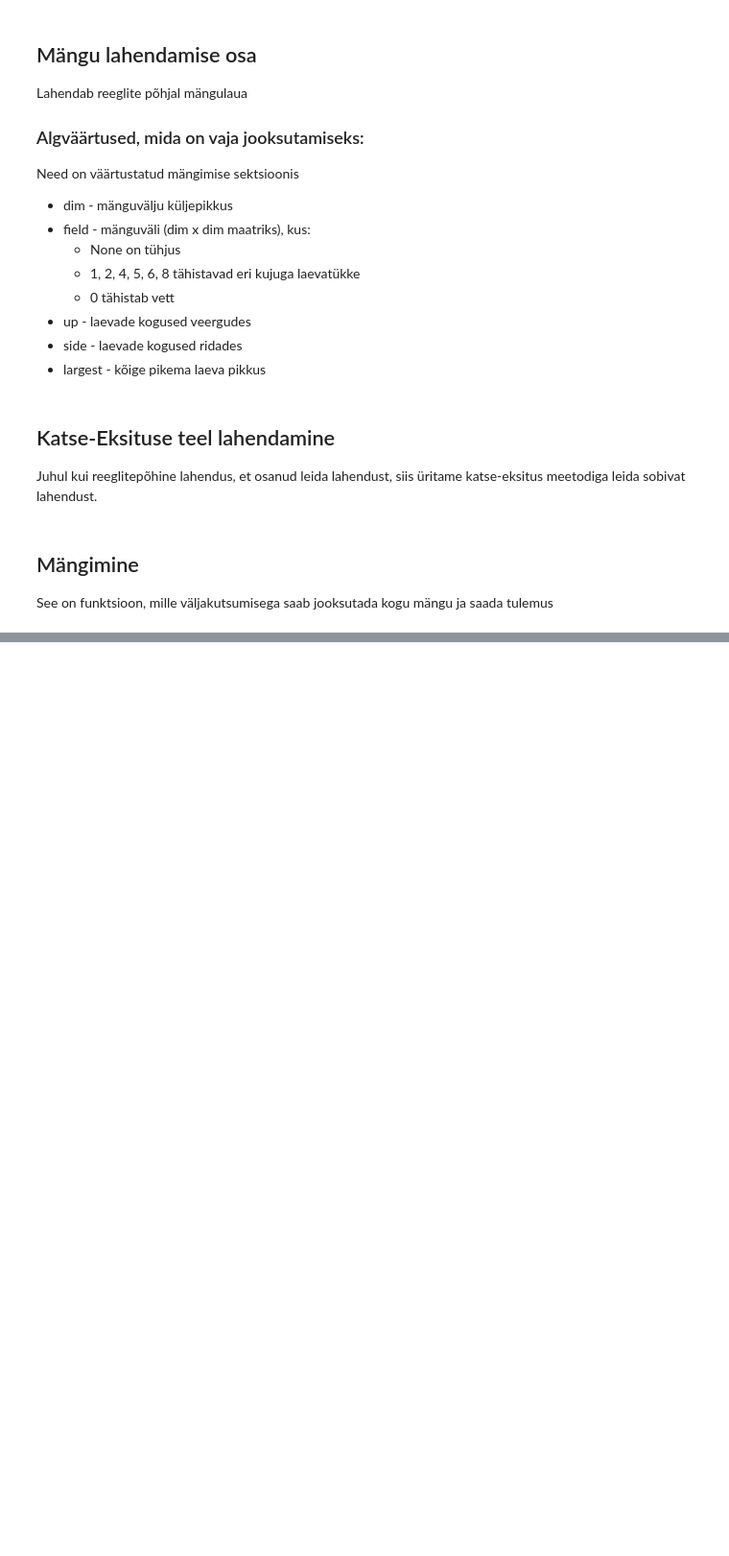
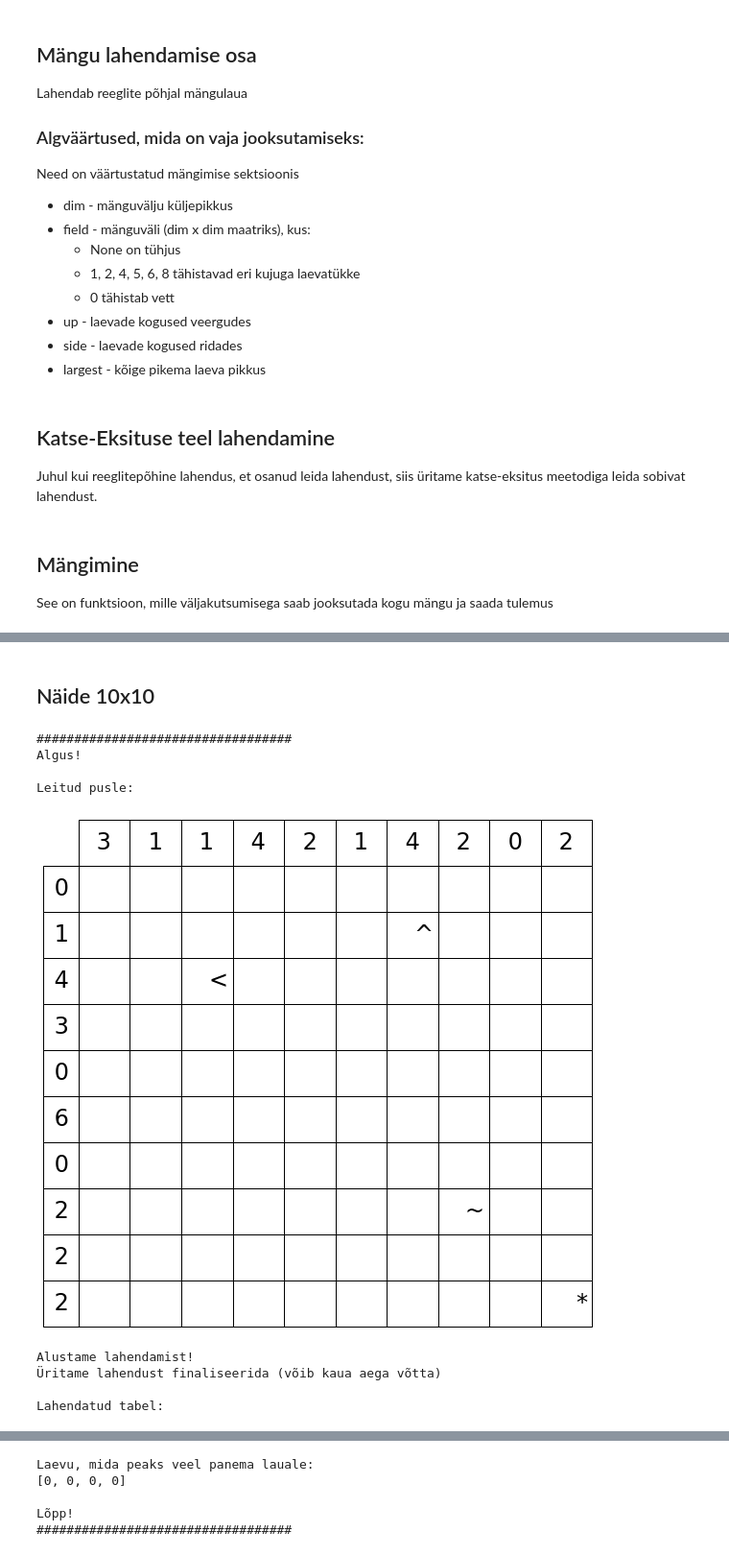
Before and after one commit to OliverSavolainen/Battleship_Solitaire_Solver, a Jupyter notebook: Battleship Solitaire Solver.ipynb, the cells around one changed output, grey strips where cells are left out. Shown at 96% size. Cells and saved outputs as stored; diff of their text form; code cells hidden in the pictures; blank space fills up the shorter version.

```diff
--- a/Battleship Solitaire Solver.ipynb
+++ b/Battleship Solitaire Solver.ipynb
@@ -986,0 +1072,14 @@ Lõpp!
+# %% [markdown]
+## Näide 10x10
+# %%
+play("images/puzzle10.PNG")
+# %% [output]
+##################################
+Algus!
+
+Leitud pusle:
+[figure, added]
+Alustame lahendamist!
+Üritame lahendust finaliseerida (võib kaua aega võtta)
+
+Lahendatud tabel:
@@ -986,0 +1087,5 @@ Lõpp!
+Laevu, mida peaks veel panema lauale:
+[0, 0, 0, 0]
+
+Lõpp!
+##################################
```
Also changed, not shown: parts of 14 cells of this notebook, 2 other files.
